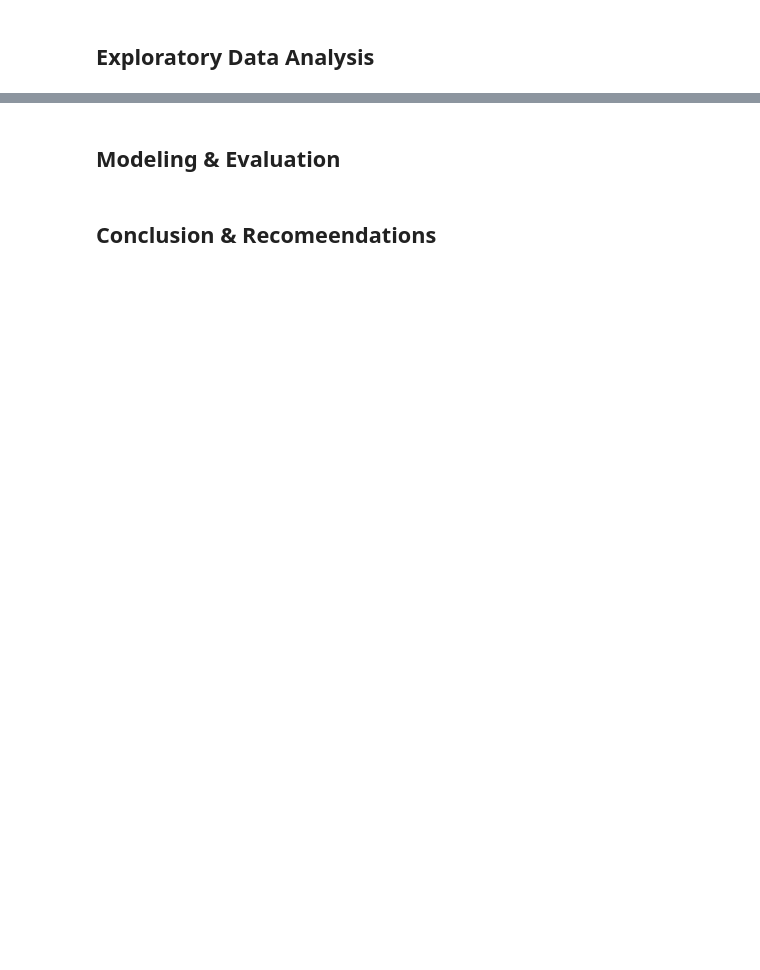
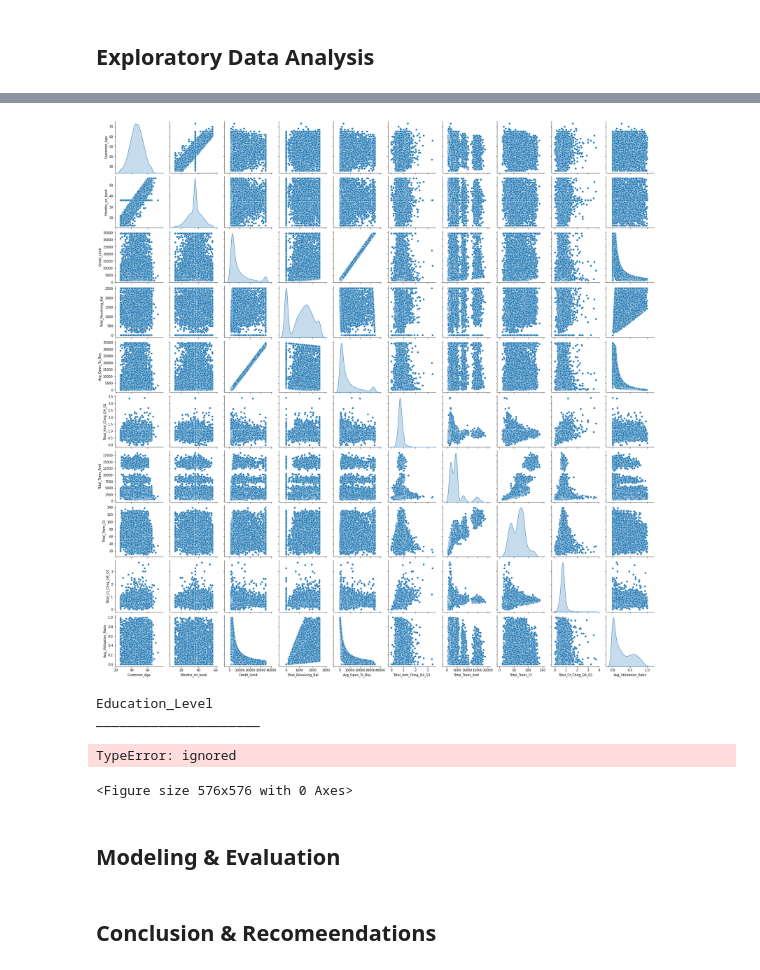
Before and after one commit to cfreeman22/CreditCardChurnPrediction, a Jupyter notebook: CreditCardUsersChurnPrediction.ipynb, the cells around one changed output, grey strips where cells are left out. Cells and saved outputs as stored; diff of their text form; code cells hidden in the pictures; blank space fills up the shorter version.

```diff
--- a/CreditCardUsersChurnPrediction.ipynb
+++ b/CreditCardUsersChurnPrediction.ipynb
@@ -274,3 +371,16 @@ Name: Avg_Utilization_Ratio, Length: 964, dtype: int64
+# %%
+sns.pairplot(data=df, diag_kind="kde")
+plt.show()
+# %% [output]
+[figure, added]
+# %%
+# Bivariate Analysis
+wrangle.explore_bivariate(df, target, cat_var2, quant_var)
+# %% [output]
+Education_Level
+_____________________
+TypeError: ignored
+<Figure size 576x576 with 0 Axes>
 # %% [markdown]
 ## Modeling & Evaluation
 # %% [markdown]
```
Also changed, not shown: parts of 15 cells of this notebook.
